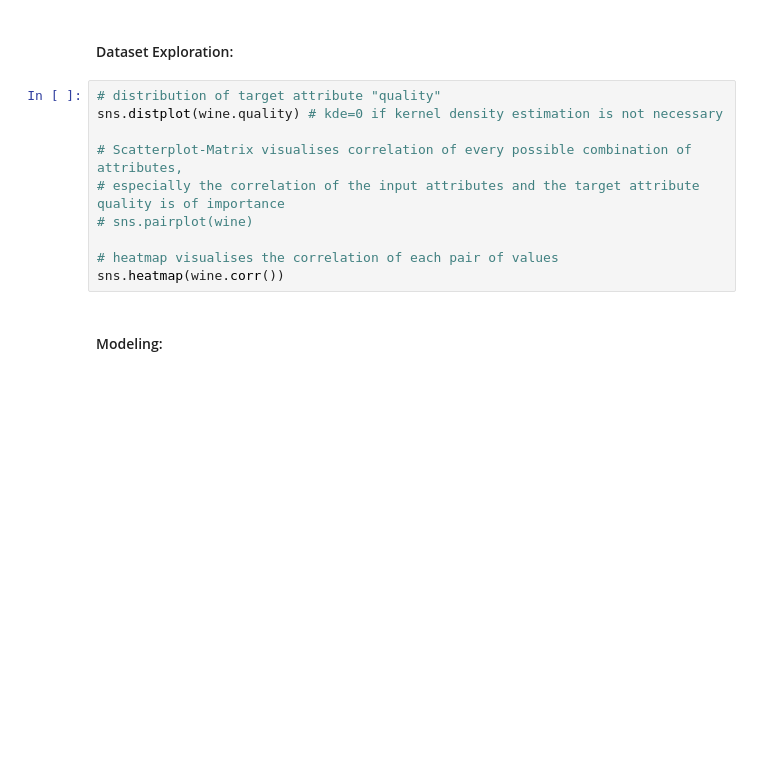
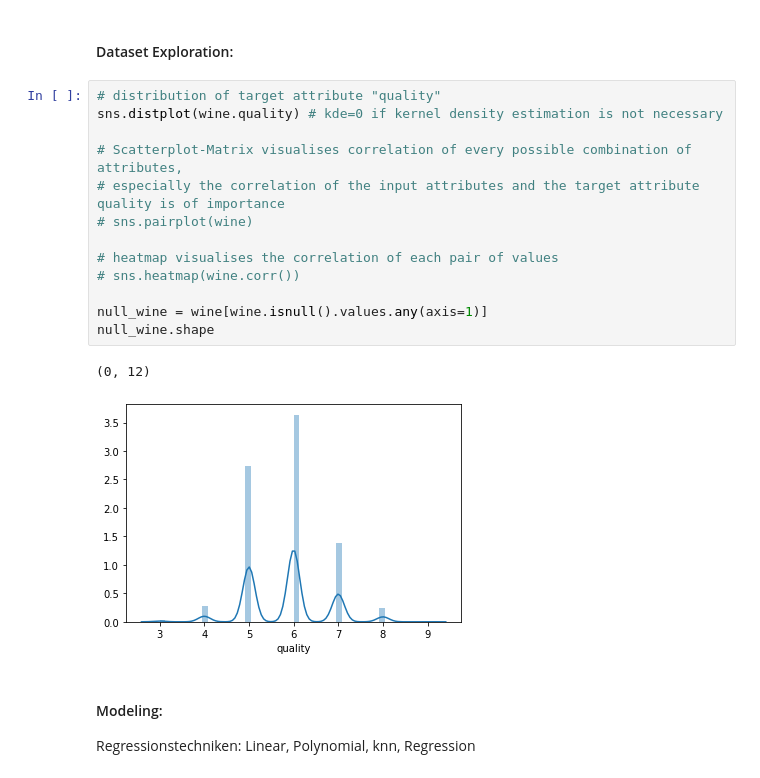
Before and after one commit to omgwenxx/machine_learning, a Jupyter notebook: assignment1/wine.ipynb, the cells around one changed output. Saved outputs shown, nothing was run; the diff lists cells and outputs as text; blank space fills up the shorter version.

```diff
--- a/assignment1/wine.ipynb
+++ b/assignment1/wine.ipynb
@@ -45,13 +48,20 @@ wine.head()
 # %%
 # distribution of target attribute "quality"
 sns.distplot(wine.quality) # kde=0 if kernel density estimation is not necessary
 
 # Scatterplot-Matrix visualises correlation of every possible combination of attributes,
 # especially the correlation of the input attributes and the target attribute quality is of importance
 # sns.pairplot(wine)
 
 # heatmap visualises the correlation of each pair of values
-sns.heatmap(wine.corr())
+# sns.heatmap(wine.corr())
+
+null_wine = wine[wine.isnull().values.any(axis=1)]
+null_wine.shape
+# %% [output]
+(0, 12)
+[figure, added]
-# %% [markdown]
-#### Modeling:
+# %% [markdown]
+#### Modeling:
+Regressionstechniken: Linear, Polynomial, knn, Regression
 # %%
```
Also changed, not shown: parts of 5 cells of this notebook, 2 other files.
